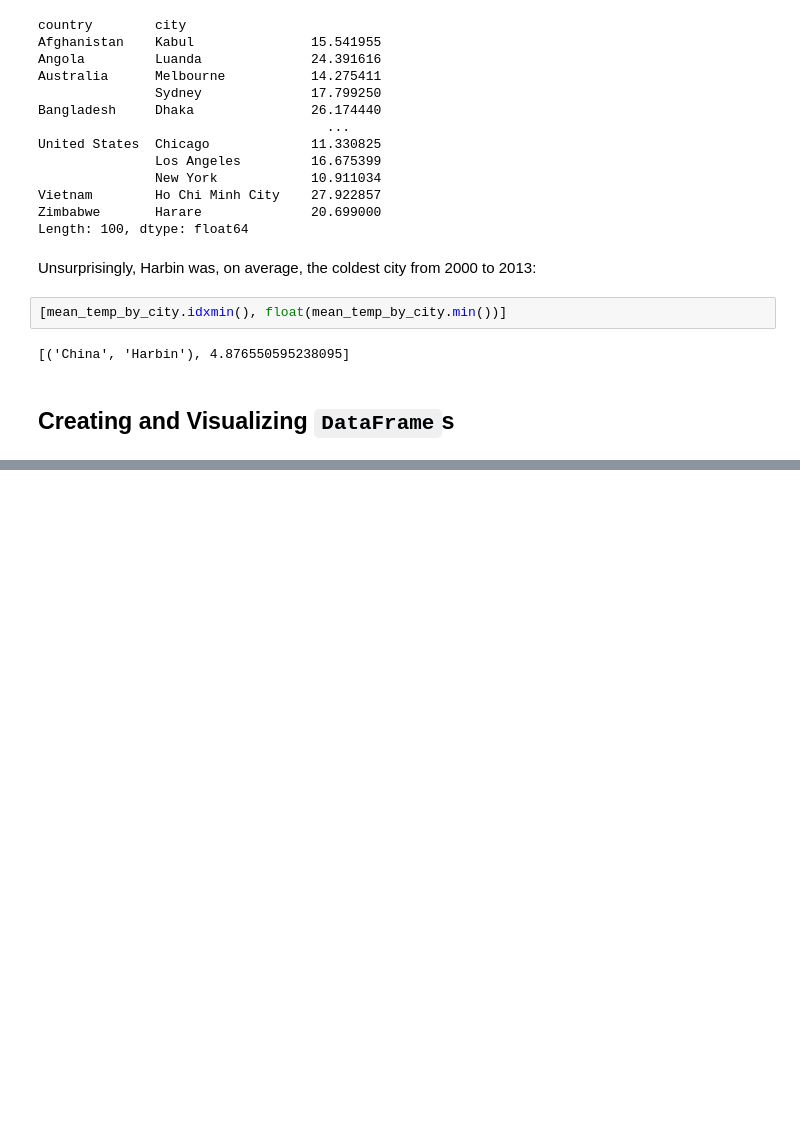
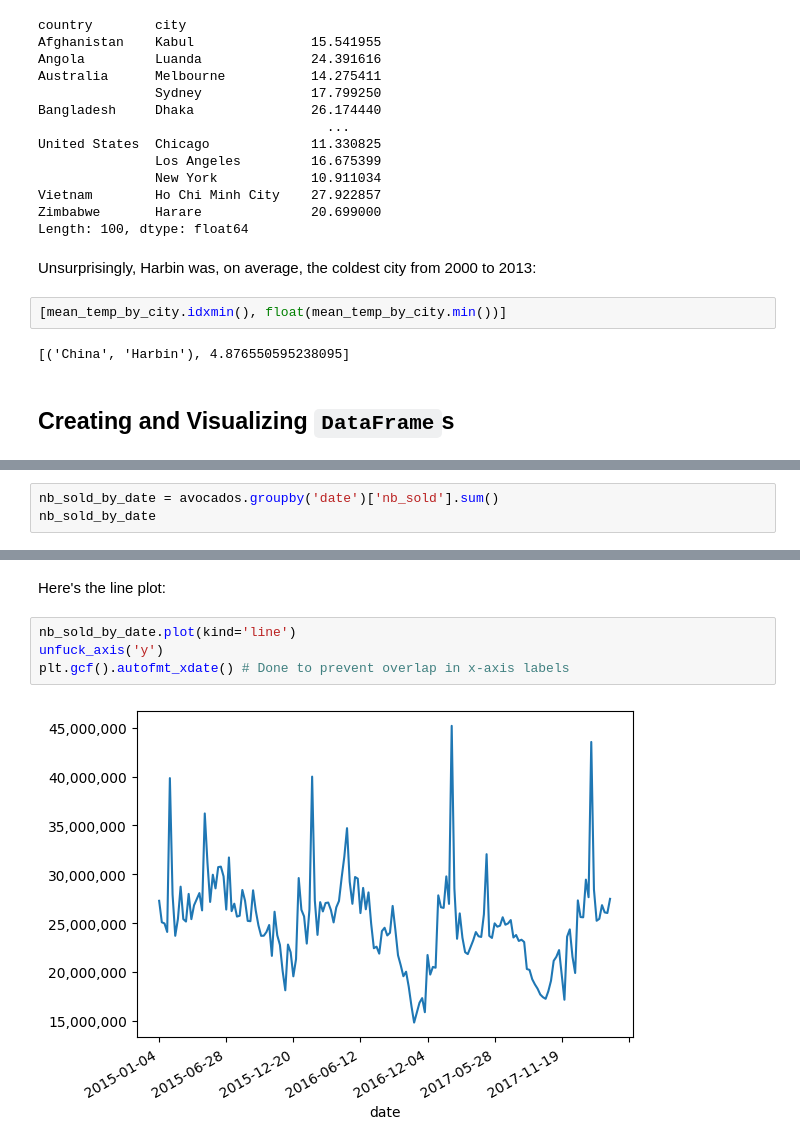
Before and after one commit to readyready15728/datacamp-python-notebooks, a Jupyter notebook: data-manipulation-with-pandas/data_manipulation_with_pandas.ipynb, the cells around one changed output, grey strips where cells are left out. Saved outputs shown, nothing was run; the diff lists cells and outputs as text; blank space fills up the shorter version.

```diff
--- a/data-manipulation-with-pandas/data_manipulation_with_pandas.ipynb
+++ b/data-manipulation-with-pandas/data_manipulation_with_pandas.ipynb
@@ -1342,0 +1418,3 @@ Unsurprisingly, Harbin was, on average, the coldest city from 2000 to 2013:
+# %%
+nb_sold_by_date = avocados.groupby('date')['nb_sold'].sum()
+nb_sold_by_date
@@ -1342,0 +1435,8 @@ Unsurprisingly, Harbin was, on average, the coldest city from 2000 to 2013:
+# %% [markdown]
+Here's the line plot:
+# %%
+nb_sold_by_date.plot(kind='line')
+unfuck_axis('y')
+plt.gcf().autofmt_xdate() # Done to prevent overlap in x-axis labels
+# %% [output]
+[figure, added]
```
Also changed, not shown: parts of 19 cells of this notebook.
